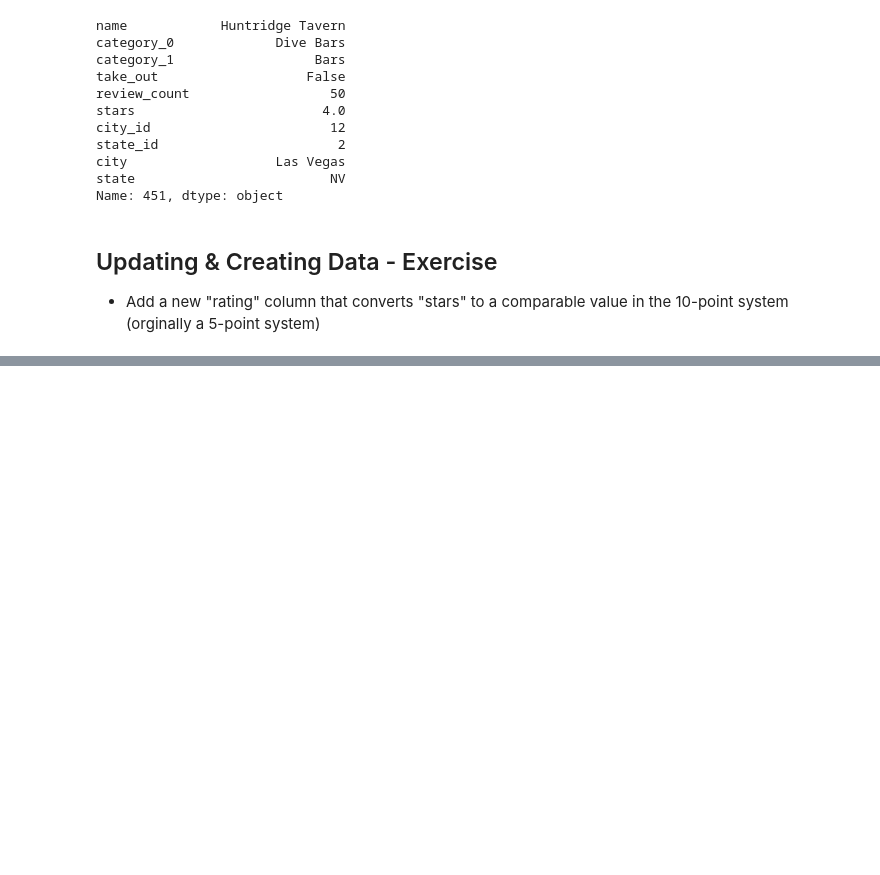
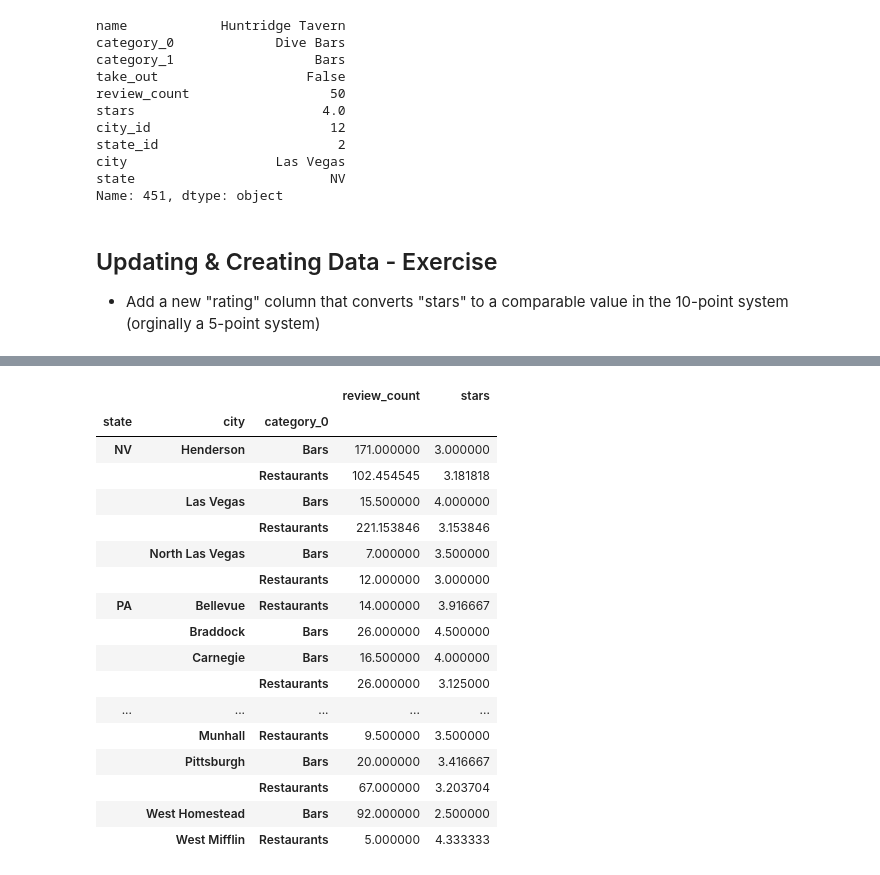
Before and after one commit to echohuiecho/python-data-analysis-and-visualization, a Jupyter notebook: Joining_Filtering_Data_yelp/Joining_Filtering_Data_yelp.ipynb, the cells around one changed output, grey strips where cells are left out. Cells and saved outputs as stored; diff of their text form; code cells hidden in the pictures; blank space fills up the shorter version.

```diff
--- a/Joining_Filtering_Data_yelp/Joining_Filtering_Data_yelp.ipynb
+++ b/Joining_Filtering_Data_yelp/Joining_Filtering_Data_yelp.ipynb
@@ -312,0 +340,25 @@ df.head()
+# %%
+# Pivot on state, city, and category_0
+pivot_state_cat = pd.pivot_table(df_bars_restaurants, index=["state", "city", "category_0"])
+# %%
+# displays only the review count and stars
+pivot_state_cat[["review_count", "stars"]]
+# %% [output]
+|  |  |  | review_count | stars |
+| state | city | category_0 |  |  |
+| NV | Henderson | Bars | 171.000000 | 3.000000 |
+|  |  | Restaurants | 102.454545 | 3.181818 |
+|  | Las Vegas | Bars | 15.500000 | 4.000000 |
+|  |  | Restaurants | 221.153846 | 3.153846 |
+|  | North Las Vegas | Bars | 7.000000 | 3.500000 |
+|  |  | Restaurants | 12.000000 | 3.000000 |
+| PA | Bellevue | Restaurants | 14.000000 | 3.916667 |
+|  | Braddock | Bars | 26.000000 | 4.500000 |
+|  | Carnegie | Bars | 16.500000 | 4.000000 |
+|  |  | Restaurants | 26.000000 | 3.125000 |
+| ... | ... | ... | ... | ... |
+|  | Munhall | Restaurants | 9.500000 | 3.500000 |
+|  | Pittsburgh | Bars | 20.000000 | 3.416667 |
+|  |  | Restaurants | 67.000000 | 3.203704 |
+|  | West Homestead | Bars | 92.000000 | 2.500000 |
+|  | West Mifflin | Restaurants | 5.000000 | 4.333333 |
```
Also changed, not shown: parts of 3 cells of this notebook.
